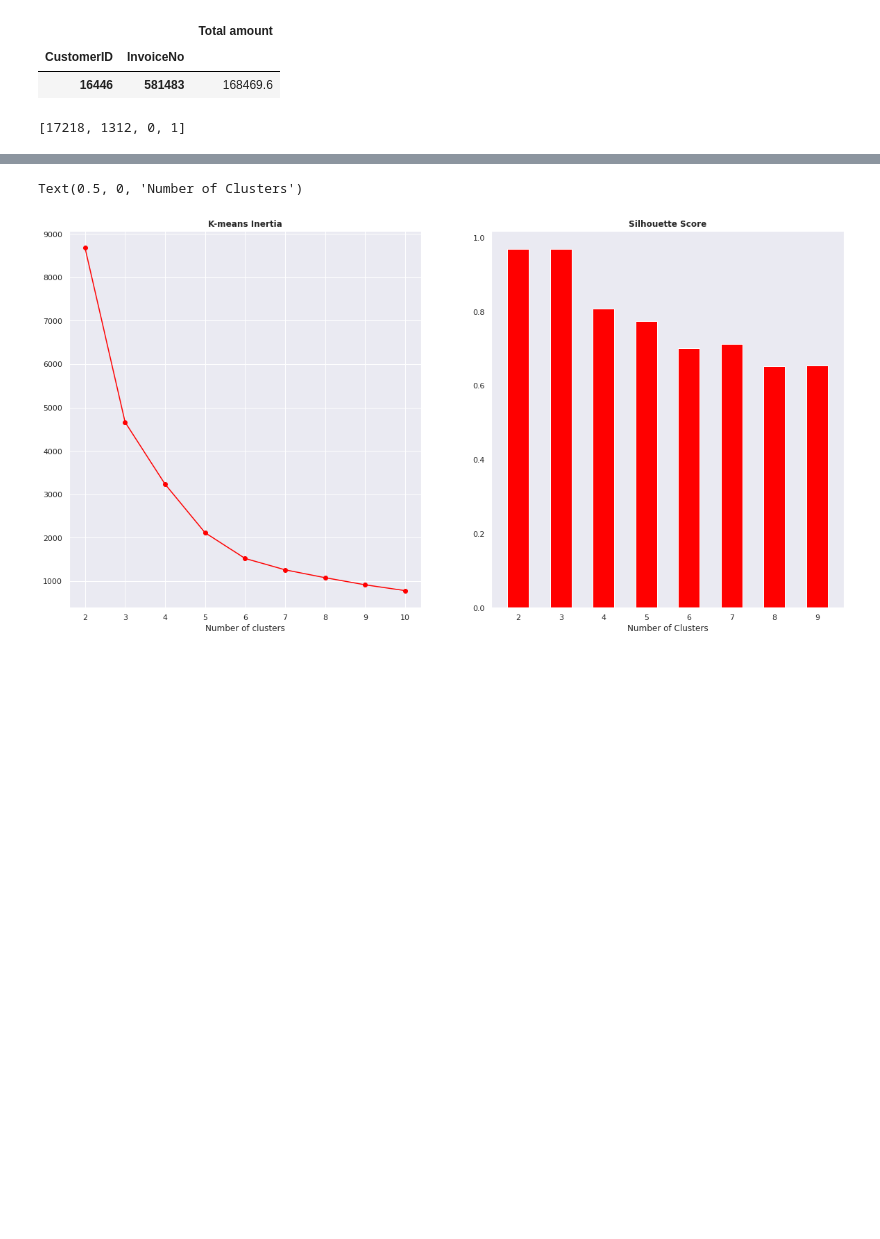
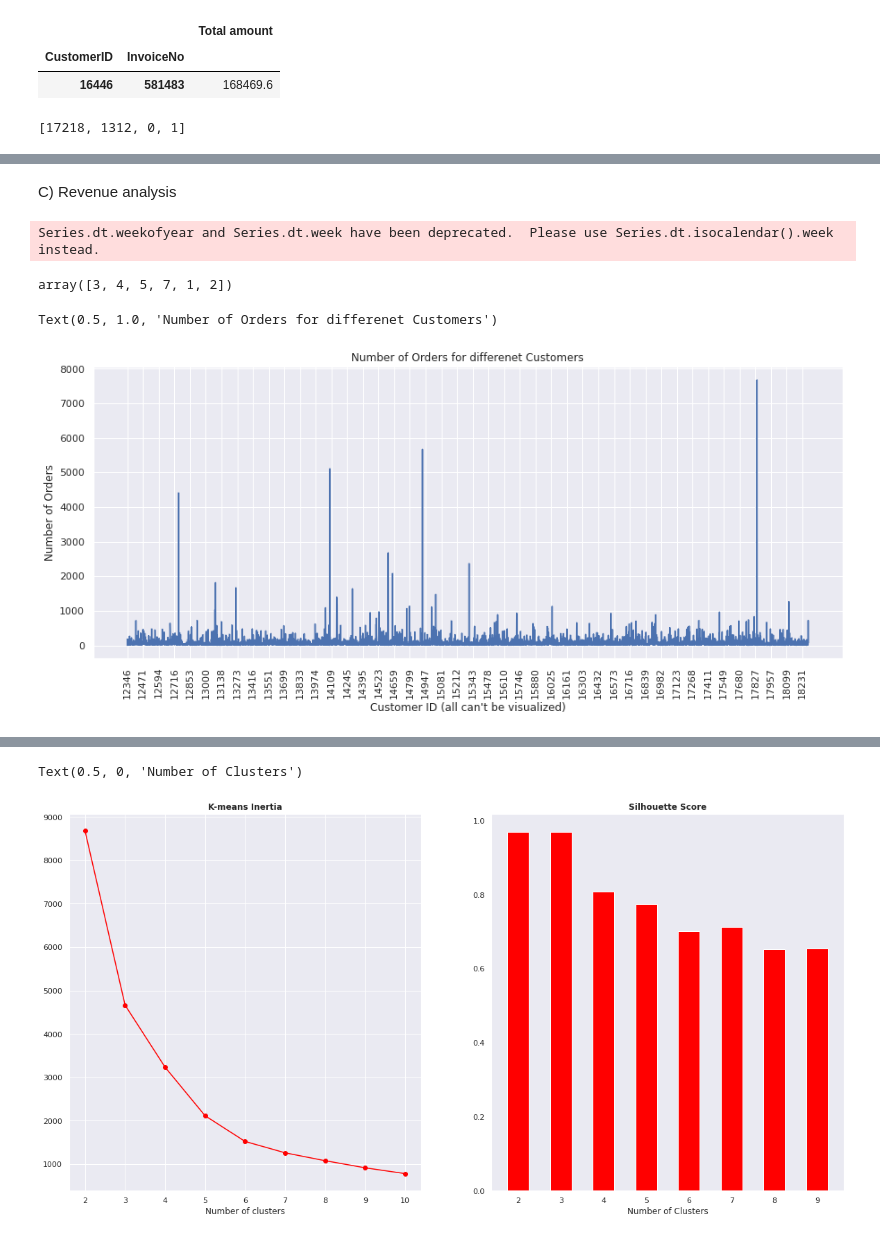
Before and after one commit to vbanai/ML-Technics-in-Retail, a Jupyter notebook: Comprehensive_ecommerce_analysis.ipynb, the cells around one changed output, grey strips where cells are left out. Drawn from its saved outputs; the diff is of its cells as text; code cells hidden in the pictures; blank space fills up the shorter version.

```diff
--- a/Comprehensive_ecommerce_analysis.ipynb
+++ b/Comprehensive_ecommerce_analysis.ipynb
@@ -434,3 +467,36 @@ pie_chart = px.pie(
 pio.show(pie_chart, renderer="colab")
 # %% [output]
 [interactive output not drawn]
+# %% [markdown]
+C) Revenue analysis
+# %%
+
+df_initial2['year_month']=df_initial2['InvoiceDate'].dt.to_period('M')
+# %%
+L=['year', 'month', 'day', 'dayofweek', 'dayofyear', 'weekofyear', 'quarter']
+P=['year']
+df_initial2=df_initial2.join(pd.concat((getattr(df_initial2['InvoiceDate'].dt, i).rename(i) for i in L), axis=1), lsuffix='_left', rsuffix='_right')
+# %% [output]
+Series.dt.weekofyear and Series.dt.week have been deprecated.  Please use Series.dt.isocalendar().week instead.
+# %%
+df_initial2.dayofweek=df_initial2.dayofweek+1
+# %%
+df_initial2.dayofweek.unique()
+# %% [output]
+array([3, 4, 5, 7, 1, 2])
+# %%
+#Visualizing No. of Sales for all Customers
+sns.set()
+orders=df_initial2.groupby(by=['CustomerID', 'Country'], as_index=False)['InvoiceNo'].count()
+
+plt.subplots(figsize=(15,6))
+plt.plot(orders.CustomerID, orders.InvoiceNo)
+plt.xlabel("Customer ID (all can't be visualized)")
+plt.ylabel('Number of Orders')
+plt.xticks(np.arange(0, len(orders)+1, 100))
+plt.xticks(rotation=90)
+
+plt.title('Number of Orders for differenet Customers')
+# %% [output]
+Text(0.5, 1.0, 'Number of Orders for differenet Customers')
+[figure, added]
```
Also changed, not shown: parts of 158 cells of this notebook.
